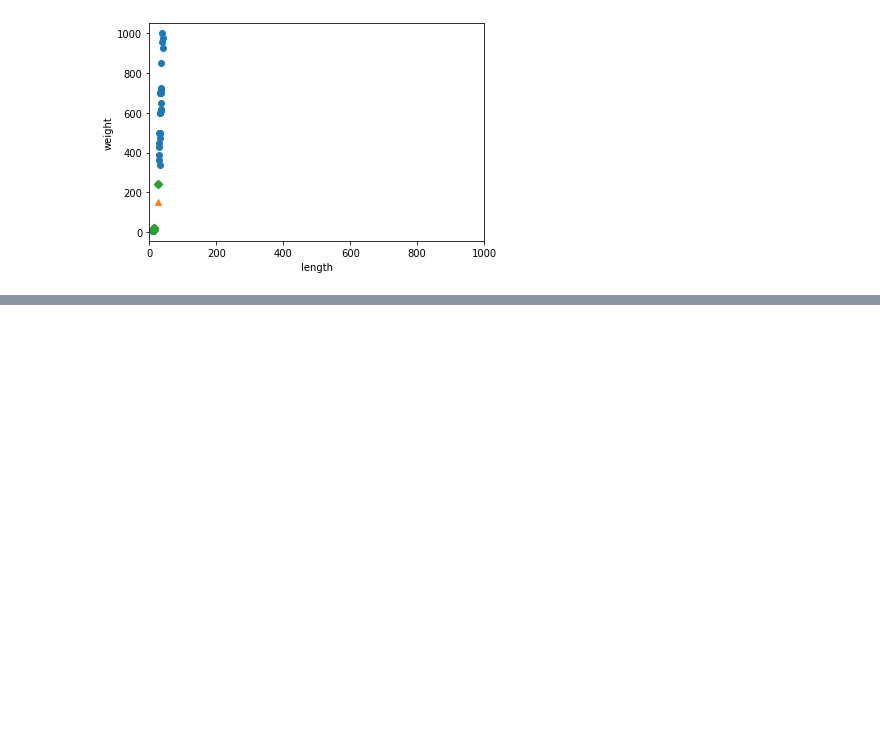
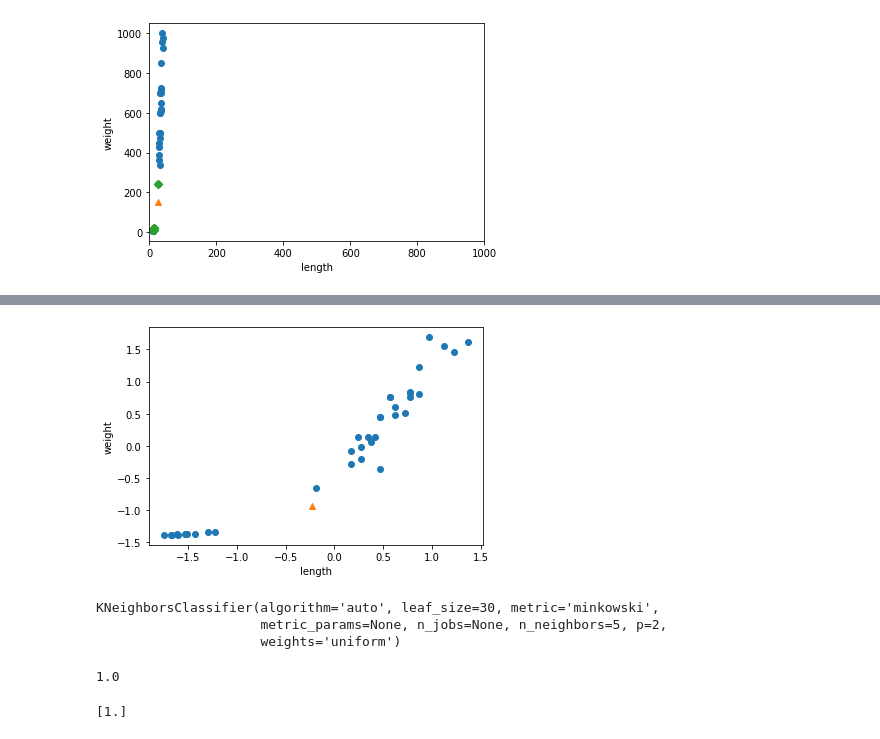
Before and after one commit to Jaejuna/HonGongML, a Jupyter notebook: DataPreprocessing.ipynb, the cells around one changed output, grey strips where cells are left out. Drawn from its saved outputs; the diff is of its cells as text; code cells hidden in the pictures; blank space fills up the shorter version.

```diff
--- a/DataPreprocessing.ipynb
+++ b/DataPreprocessing.ipynb
@@ -127,0 +142,15 @@ std = np.std(train_input, axis = 0)
+# %%
+new = ([25,150] - mean) / std
+plt.scatter(train_scaled[:,0], train_scaled[:,1])
+plt.scatter(new[0], new[1], marker = '^')
+plt.xlabel('length')
+plt.ylabel('weight')
+plt.show()
+# %% [output]
+[figure, added]
+# %%
+kn.fit(train_scaled, train_target)
+# %% [output]
+KNeighborsClassifier(algorithm='auto', leaf_size=30, metric='minkowski',
+                     metric_params=None, n_jobs=None, n_neighbors=5, p=2,
+                     weights='uniform')
@@ -127,0 +159,8 @@ std = np.std(train_input, axis = 0)
+# %%
+kn.score(test_scaled, test_target)
+# %% [output]
+1.0
+# %%
+print(kn.predict([new]))
+# %% [output]
+[1.]
```
Also changed, not shown: parts of 6 cells of this notebook.
